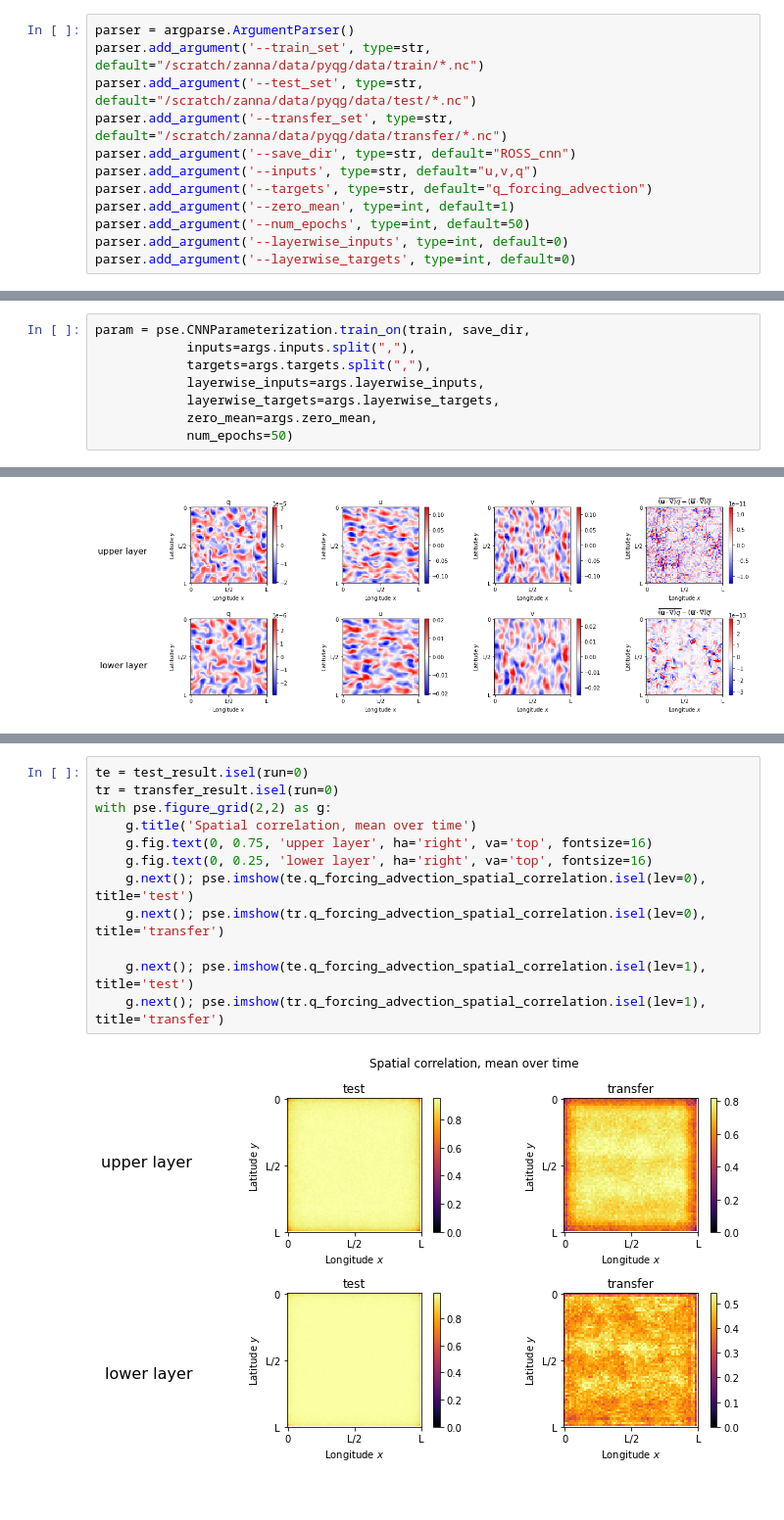
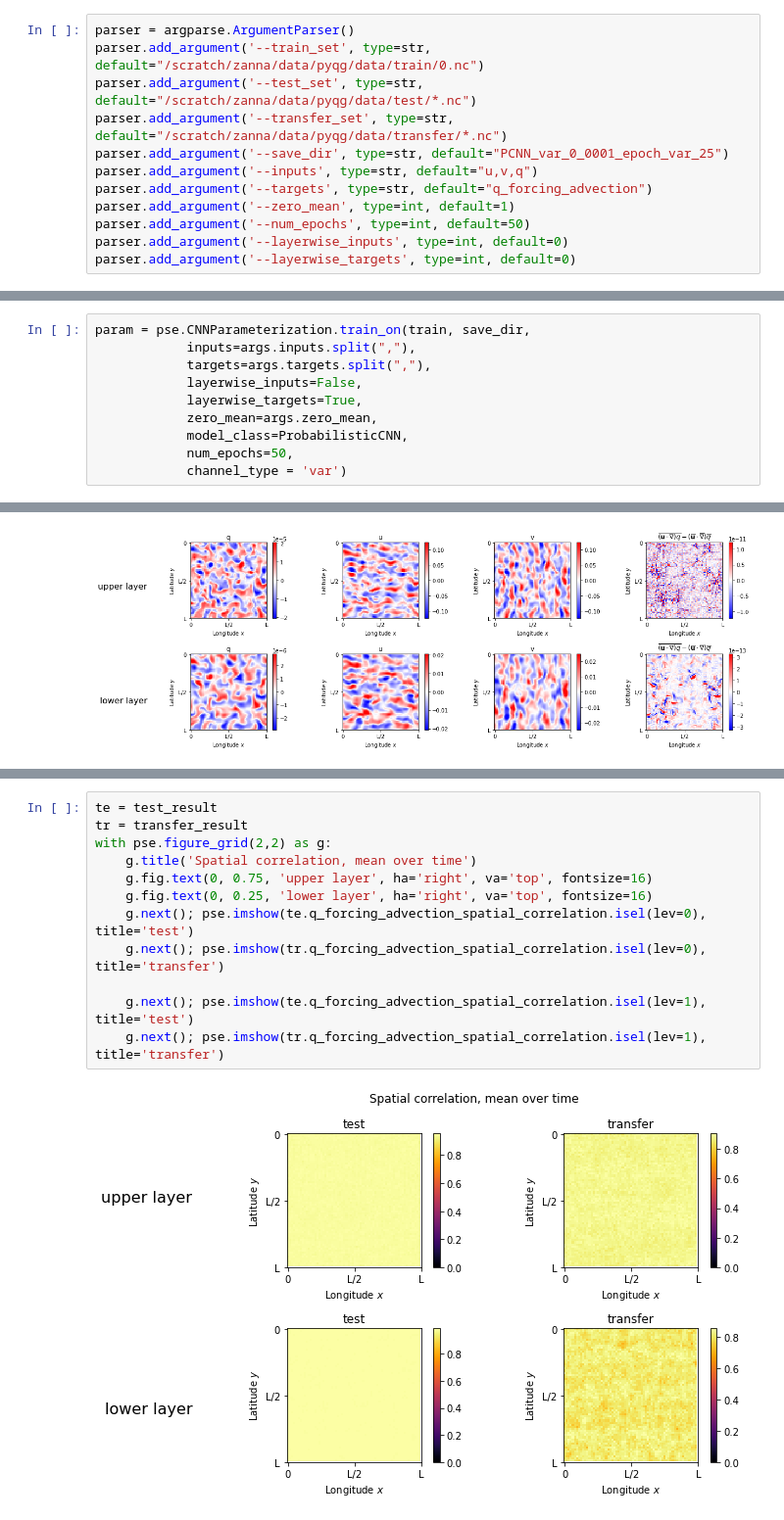
Before and after one commit to Pperezhogin/pyqg_experiments_Ross, a Jupyter notebook: pyqg_subgrid_experiments/test_Ross.ipynb, the cells around one changed output, grey strips where cells are left out. Shown at 98% size. Cells and saved outputs as stored; diff of their text form.

```diff
--- a/pyqg_subgrid_experiments/test_Ross.ipynb
+++ b/pyqg_subgrid_experiments/test_Ross.ipynb
@@ -14,10 +15,10 @@ torch.cuda.is_available()
 False
 # %%
 parser = argparse.ArgumentParser()
-parser.add_argument('--train_set', type=str, default="/scratch/zanna/data/pyqg/data/train/*.nc")
+parser.add_argument('--train_set', type=str, default="/scratch/zanna/data/pyqg/data/train/0.nc")
 parser.add_argument('--test_set', type=str, default="/scratch/zanna/data/pyqg/data/test/*.nc")
 parser.add_argument('--transfer_set', type=str, default="/scratch/zanna/data/pyqg/data/transfer/*.nc")
-parser.add_argument('--save_dir', type=str, default="ROSS_cnn")
+parser.add_argument('--save_dir', type=str, default="PCNN_var_0_0001_epoch_var_25")
 parser.add_argument('--inputs', type=str, default="u,v,q")
 parser.add_argument('--targets', type=str, default="q_forcing_advection")
 parser.add_argument('--zero_mean', type=int, default=1)
@@ -43,7 +46,9 @@ train = pse.Dataset(args.train_set)
 param = pse.CNNParameterization.train_on(train, save_dir,
             inputs=args.inputs.split(","),
             targets=args.targets.split(","),
-            layerwise_inputs=args.layerwise_inputs,
-            layerwise_targets=args.layerwise_targets,
+            layerwise_inputs=False,
+            layerwise_targets=True,
             zero_mean=args.zero_mean,
-            num_epochs=50)
+            model_class=ProbabilisticCNN,
+            num_epochs=50,
+            channel_type = 'var')
@@ -131,14 +141,14 @@ with pse.figure_grid(1,2) as g:
 # %%
-te = test_result.isel(run=0)
-tr = transfer_result.isel(run=0)
+te = test_result
+tr = transfer_result
 with pse.figure_grid(2,2) as g:
     g.title('Spatial correlation, mean over time')
     g.fig.text(0, 0.75, 'upper layer', ha='right', va='top', fontsize=16)
     g.fig.text(0, 0.25, 'lower layer', ha='right', va='top', fontsize=16)
     g.next(); pse.imshow(te.q_forcing_advection_spatial_correlation.isel(lev=0), title='test')
     g.next(); pse.imshow(tr.q_forcing_advection_spatial_correlation.isel(lev=0), title='transfer')
 
     g.next(); pse.imshow(te.q_forcing_advection_spatial_correlation.isel(lev=1), title='test')
     g.next(); pse.imshow(tr.q_forcing_advection_spatial_correlation.isel(lev=1), title='transfer')
 # %% [output]
-[figure, old version]
+[figure, new version]
```
Also changed, not shown: parts of 7 cells of this notebook, 4 other files.
